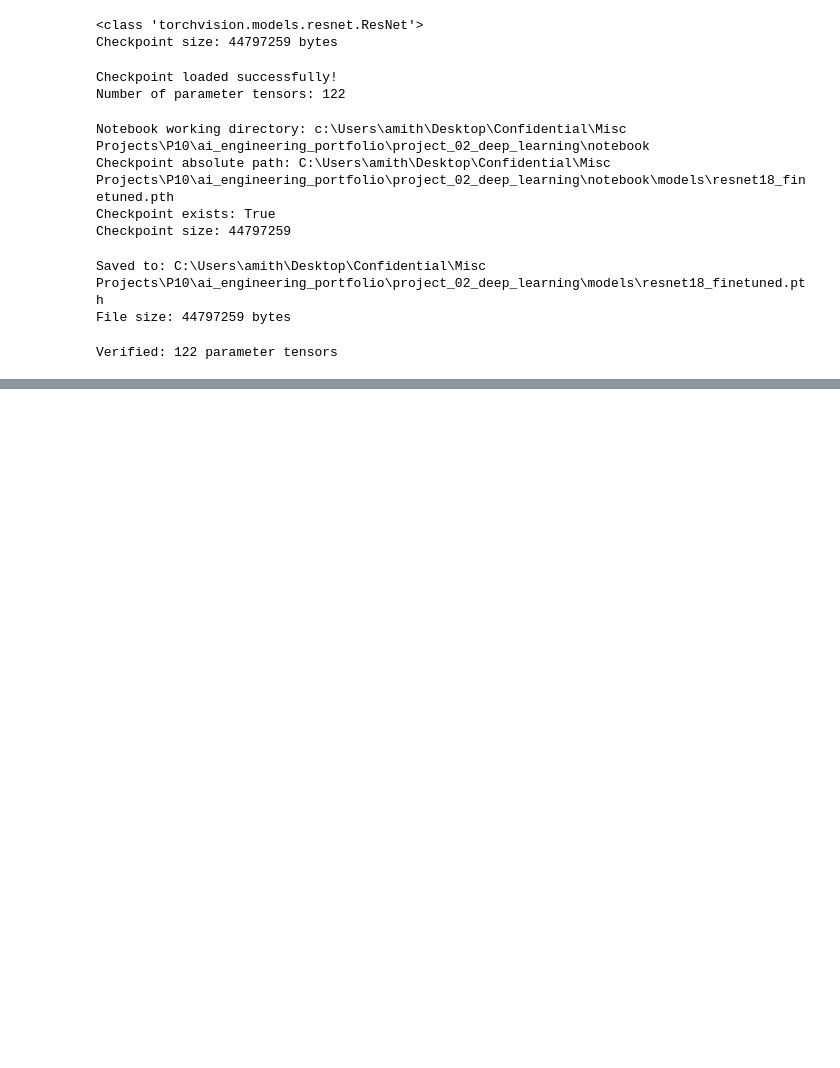
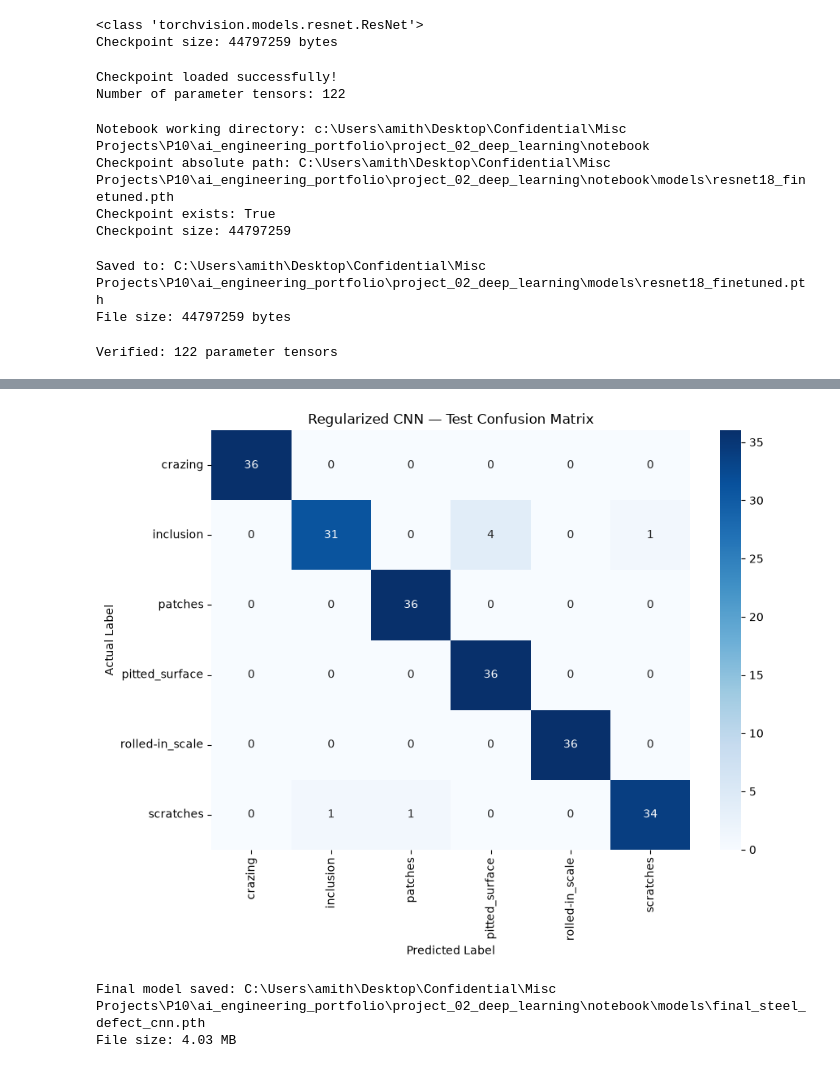
Before and after one commit to Amiths4321/Machine-Learning-Deep-Learning-AI-Engineering-project., a Jupyter notebook: notebook/04_cnn_training.ipynb, the cells around one changed output, grey strips where cells are left out. Saved outputs shown, nothing was run; the diff lists cells and outputs as text; code cells hidden in the pictures; blank space fills up the shorter version.

```diff
--- a/notebook/04_cnn_training.ipynb
+++ b/notebook/04_cnn_training.ipynb
@@ -1306,0 +2317,17 @@ Verified: 122 parameter tensors
+# %%
+from pathlib import Path
+import torch
+
+project_root = Path.cwd().parent
+
+paths = [
+    project_root / "models" / "best_resnet18.pth",
+    Path.cwd() / "models" / "best_resnet18.pth",
+]
+
+for path in paths:
+    print("\nFile:", path)
+    print("Exists:", path.exists())
+
+    if path.exists():
+        print("Size:", path.stat().st_size, "bytes")
@@ -1306,0 +2382,6 @@ Verified: 122 parameter tensors
+# %%
+import torch
+
+device = torch.device("cuda" if torch.cuda.is_available() else "cpu")
+
+print("Using device:", device)
@@ -1306,0 +3185,41 @@ Verified: 122 parameter tensors
+# %%
+import matplotlib.pyplot as plt
+import seaborn as sns
+from sklearn.metrics import confusion_matrix
+
+cm = confusion_matrix(all_labels, all_predictions)
+
+plt.figure(figsize=(9, 7))
+sns.heatmap(
+    cm,
+    annot=True,
+    fmt="d",
+    cmap="Blues",
+    xticklabels=class_names,
+    yticklabels=class_names
+)
+
+plt.xlabel("Predicted Label")
+plt.ylabel("Actual Label")
+plt.title("Regularized CNN — Test Confusion Matrix")
+plt.tight_layout()
+plt.show()
+# %% [output]
+[figure, added]
+# %%
+from pathlib import Path
+import torch
+
+final_model_path = Path("models/final_steel_defect_cnn.pth")
+final_model_path.parent.mkdir(parents=True, exist_ok=True)
+
+torch.save(
+    cnn_regularized_model.state_dict(),
+    final_model_path
+)
+
+print("Final model saved:", final_model_path.resolve())
+print("File size:", round(final_model_path.stat().st_size / (1024 * 1024), 2), "MB")
+# %% [output]
+Final model saved: C:\Users\amith\Desktop\Confidential\Misc Projects\P10\ai_engineering_portfolio\project_02_deep_learning\notebook\models\final_steel_defect_cnn.pth
+File size: 4.03 MB
```
Also changed, not shown: parts of 100 cells of this notebook, 7 other files.
